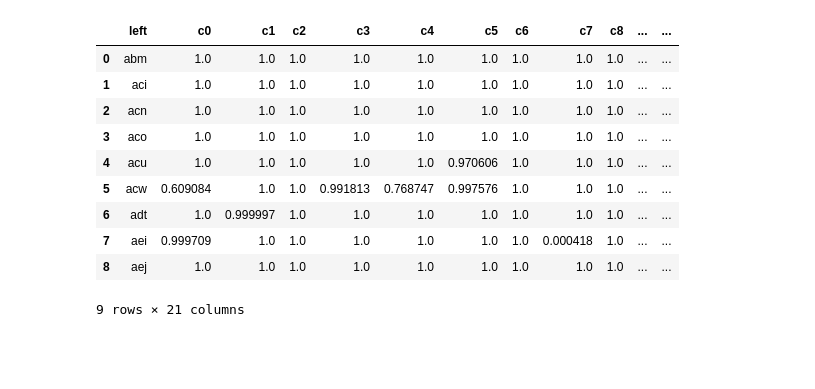
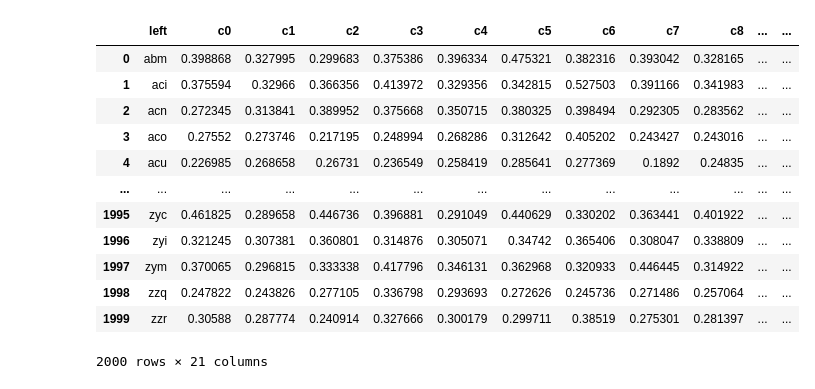
Before and after one commit to Amelia-Wu/CV_group, a Jupyter notebook: resnet.ipynb, the cells around one changed output. Drawn from its saved outputs; the diff is of its cells as text; code cells hidden in the pictures; blank space fills up the shorter version.

Commit message:
add validation data during training and frozen resNet parameters.

```diff
--- a/resnet.ipynb
+++ b/resnet.ipynb
@@ -3,8 +3,9 @@ from myModel.resNet import *
 import pandas as pd
 # %%
 model = FineTunedModel()
-x_train, x_test, y_train, y_test = model.split_data()
+generated_data_path = './utils/dataset_generated.csv'
+x_train, x_val, y_train, y_val = model.split_data(0.7, generated_data_path)
 # %%
-model.train(x_train, y_train)
+model.train(x_train, y_train, x_val, y_val)
 # %% [output]
 Epoch 1/20
@@ -32,0 +29,5 @@ Loss: 85.4250259399414, Accuracy: 0.3333333432674408
+# %%
+# use the best model to evaluate
+model.load_model('best_model.h5')
+_, _, x_test, y_test = model.split_data(1, "./utils/test_accuracy_generated.csv")
+model.evaluate(x_test, y_test)
@@ -32,0 +37,7 @@ Loss: 85.4250259399414, Accuracy: 0.3333333432674408
+# %%
+# top-2 accuracy evaluation
+from utils.evaluations import *
+model.load_model('best_model.h5')
+output_path = './outputFile/temp_resnet_test_accuracy_output.csv'
+test_candidates_data = pd.read_csv('./dataset/test_accuracy2.csv')
+model.predict(test_candidates_data, output_path, './dataset/train/left/', './dataset/train/right/')
@@ -33,7 +69,7 @@ Loss: 85.4250259399414, Accuracy: 0.3333333432674408
 # %%
-output_path = './dataset/test_resnet_submission.csv'
-test_candidates_data = pd.read_csv('./dataset/small_test_candidates.csv')
+output_path = './outputFile/test_resnet_submission.csv'
+test_candidates_data = pd.read_csv('./dataset/test_candidates.csv')
 
-model.predict(test_candidates_data, output_path)
+model.predict(test_candidates_data, output_path, './dataset/test/left/', './dataset/test/right/')
 # %% [output]
 Processing row:  0
@@ -56,11 +92,13 @@ Time elapsed: 1.2488939762115479;
 |  | left | c0 | c1 | c2 | c3 | c4 | c5 | c6 | c7 | c8 | ... | ... |
-| 0 | abm | 1.0 | 1.0 | 1.0 | 1.0 | 1.0 | 1.0 | 1.0 | 1.0 | 1.0 | ... | ... |
-| 1 | aci | 1.0 | 1.0 | 1.0 | 1.0 | 1.0 | 1.0 | 1.0 | 1.0 | 1.0 | ... | ... |
-| 2 | acn | 1.0 | 1.0 | 1.0 | 1.0 | 1.0 | 1.0 | 1.0 | 1.0 | 1.0 | ... | ... |
-| 3 | aco | 1.0 | 1.0 | 1.0 | 1.0 | 1.0 | 1.0 | 1.0 | 1.0 | 1.0 | ... | ... |
-| 4 | acu | 1.0 | 1.0 | 1.0 | 1.0 | 1.0 | 0.970606 | 1.0 | 1.0 | 1.0 | ... | ... |
-| 5 | acw | 0.609084 | 1.0 | 1.0 | 0.991813 | 0.768747 | 0.997576 | 1.0 | 1.0 | 1.0 | ... | ... |
-| 6 | adt | 1.0 | 0.999997 | 1.0 | 1.0 | 1.0 | 1.0 | 1.0 | 1.0 | 1.0 | ... | ... |
-| 7 | aei | 0.999709 | 1.0 | 1.0 | 1.0 | 1.0 | 1.0 | 1.0 | 0.000418 | 1.0 | ... | ... |
-| 8 | aej | 1.0 | 1.0 | 1.0 | 1.0 | 1.0 | 1.0 | 1.0 | 1.0 | 1.0 | ... | ... |
+| 0 | abm | 0.398868 | 0.327995 | 0.299683 | 0.375386 | 0.396334 | 0.475321 | 0.382316 | 0.393042 | 0.328165 | ... | ... |
+| 1 | aci | 0.375594 | 0.32966 | 0.366356 | 0.413972 | 0.329356 | 0.342815 | 0.527503 | 0.391166 | 0.341983 | ... | ... |
+| 2 | acn | 0.272345 | 0.313841 | 0.389952 | 0.375668 | 0.350715 | 0.380325 | 0.398494 | 0.292305 | 0.283562 | ... | ... |
+| 3 | aco | 0.27552 | 0.273746 | 0.217195 | 0.248994 | 0.268286 | 0.312642 | 0.405202 | 0.243427 | 0.243016 | ... | ... |
+| 4 | acu | 0.226985 | 0.268658 | 0.26731 | 0.236549 | 0.258419 | 0.285641 | 0.277369 | 0.1892 | 0.24835 | ... | ... |
+| ... | ... | ... | ... | ... | ... | ... | ... | ... | ... | ... | ... | ... |
+| 1995 | zyc | 0.461825 | 0.289658 | 0.446736 | 0.396881 | 0.291049 | 0.440629 | 0.330202 | 0.363441 | 0.401922 | ... | ... |
+| 1996 | zyi | 0.321245 | 0.307381 | 0.360801 | 0.314876 | 0.305071 | 0.34742 | 0.365406 | 0.308047 | 0.338809 | ... | ... |
+| 1997 | zym | 0.370065 | 0.296815 | 0.333338 | 0.417796 | 0.346131 | 0.362968 | 0.320933 | 0.446445 | 0.314922 | ... | ... |
+| 1998 | zzq | 0.247822 | 0.243826 | 0.277105 | 0.336798 | 0.293693 | 0.272626 | 0.245736 | 0.271486 | 0.257064 | ... | ... |
+| 1999 | zzr | 0.30588 | 0.287774 | 0.240914 | 0.327666 | 0.300179 | 0.299711 | 0.38519 | 0.275301 | 0.281397 | ... | ... |
-9 rows × 21 columns
+2000 rows × 21 columns
```
Also changed, not shown: parts of 7 cells of this notebook, 5 other files.
